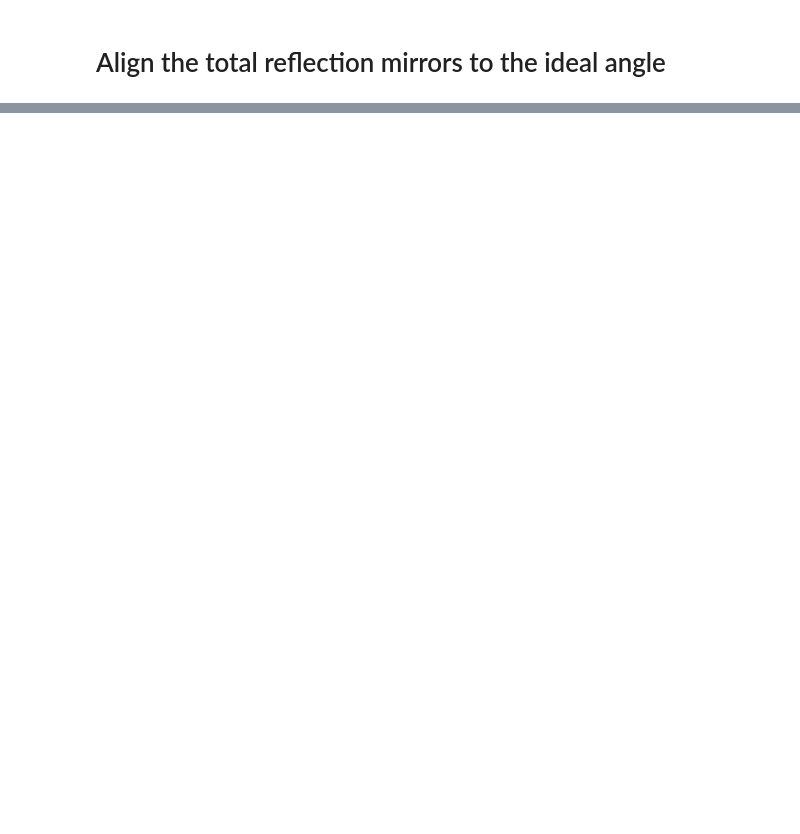
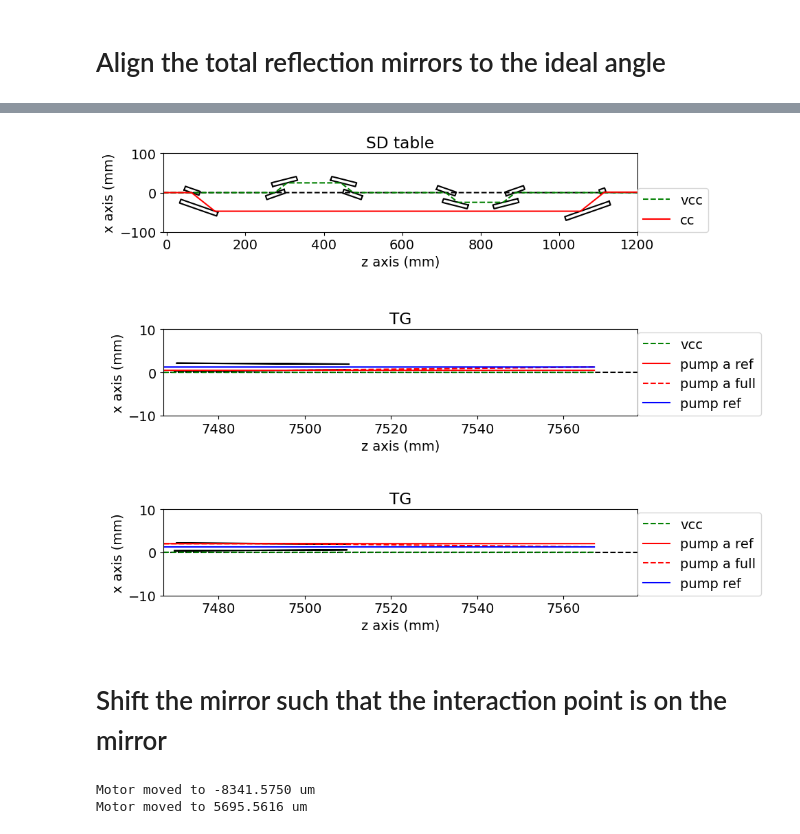
Before and after one commit to selene-bshe/XRaySimulation, a Jupyter notebook: Projects/autoAlign/notebooks/motor_model_v2.ipynb, the cells around one changed output, grey strips where cells are left out. Drawn from its saved outputs; the diff is of its cells as text; code cells hidden in the pictures; blank space fills up the shorter version.

```diff
--- a/Projects/autoAlign/notebooks/motor_model_v2.ipynb
+++ b/Projects/autoAlign/notebooks/motor_model_v2.ipynb
@@ -249,0 +470,8 @@ plt.show()
+# %%
+probe_path1 = exp.get_raytracing_trajectory(path="mono SD m1 yag")
+probe_path2 = exp.get_raytracing_trajectory(path="mono SD m1 si yag")
+pump_path = exp.get_raytracing_trajectory(path="mono SD yag")
+pump_path1 = exp.get_raytracing_trajectory(path="mono SD tga yag")
+pump_path2 = exp.get_raytracing_trajectory(path="mono SD tga m2a yag")
+pump_path3 = exp.get_raytracing_trajectory(path="mono SD tgb yag")
+pump_path4 = exp.get_raytracing_trajectory(path="mono SD tgb m2b yag")
@@ -249,0 +514,66 @@ plt.show()
+# %%
+fig, axes = plt.subplots(ncols=1, nrows=3)
+
+fig.set_figheight(8)
+fig.set_figwidth(10)
+
+axes[0].plot(np.arange(-50, 10000), np.zeros(10050), c='k', linestyle='--')
+exp.plot_optics(ax=axes[0])
+
+axes[0].plot(probe_path1[0][:,2] / 1e3, probe_path1[0][:,1] / 1e3, 'g--', label='vcc')
+axes[0].plot(pump_path1[0][:,2] / 1e3, pump_path1[0][:,1] / 1e3, color='r', label='cc')
+
+axes[0].set_aspect("equal")
+axes[0].set_ylim([-100, 100])
+axes[0].set_xlim([-10, 1200])
+axes[0].set_xlabel("z axis (mm)")
+axes[0].set_ylabel("x axis (mm)")
+axes[0].set_title('SD table')
+axes[0].legend(loc=(1,0))
+
+
+axes[1].plot(np.arange(-50, 10000), np.zeros(10050), c='k', linestyle='--')
+exp.plot_optics(ax=axes[1])
+
+axes[1].plot(probe_path1[0][:,2] / 1e3, probe_path1[0][:,1] / 1e3, 'g--', label='vcc')
+axes[1].plot(pump_path1[0][:,2] / 1e3, pump_path1[0][:,1] / 1e3, color='r', label='pump a ref')
+axes[1].plot(pump_path2[0][:,2] / 1e3, pump_path2[0][:,1] / 1e3, linestyle='--', color='r', label='pump a full')
+axes[1].plot(pump_path[0][:,2] / 1e3, pump_path[0][:,1] / 1e3, color='b', label='pump ref')
+
+axes[1].set_aspect("equal")
+axes[1].set_ylim([-10, 10])
+axes[1].set_xlim([pump_path1[0][-1,2] / 1e3 - 100, pump_path1[0][-1,2] / 1e3 + 10])
+axes[1].set_xlabel("z axis (mm)")
+axes[1].set_ylabel("x axis (mm)")
+axes[1].set_title('TG')
+axes[1].legend(loc=(1,0))
+
+
+axes[2].plot(np.arange(-50, 10000), np.zeros(10050), c='k', linestyle='--')
+exp.plot_optics(ax=axes[2])
+
+axes[2].plot(probe_path1[0][:,2] / 1e3, probe_path1[0][:,1] / 1e3, 'g--', label='vcc')
+axes[2].plot(pump_path3[0][:,2] / 1e3, pump_path3[0][:,1] / 1e3, color='r', label='pump a ref')
+axes[2].plot(pump_path4[0][:,2] / 1e3, pump_path4[0][:,1] / 1e3, linestyle='--', color='r', label='pump a full')
+axes[2].plot(pump_path[0][:,2] / 1e3, pump_path[0][:,1] / 1e3, color='b', label='pump ref')
+
+axes[2].set_ylim([-10, 10])
+axes[2].set_aspect("equal")
+axes[2].set_xlim([pump_path1[0][-1,2] / 1e3 - 100, pump_path1[0][-1,2] / 1e3 + 10])
+axes[2].set_xlabel("z axis (mm)")
+axes[2].set_ylabel("x axis (mm)")
+axes[2].set_title('TG')
+axes[2].legend(loc=(1,0))
+
+plt.tight_layout()
+# %% [output]
+[figure, added]
+# %% [markdown]
+# Shift the mirror such that the interaction point is on the mirror
+# %%
+diff = pump_path2[0][-2] - exp.m2a.optics.surface_point
+exp.m2a.x_umvr(diff[1])
+exp.m2a.z_umvr(diff[2])
+# %% [output]
+Motor moved to -8341.5750 um
+Motor moved to 5695.5616 um
```
Also changed, not shown: parts of 23 cells of this notebook, 8 other files.
